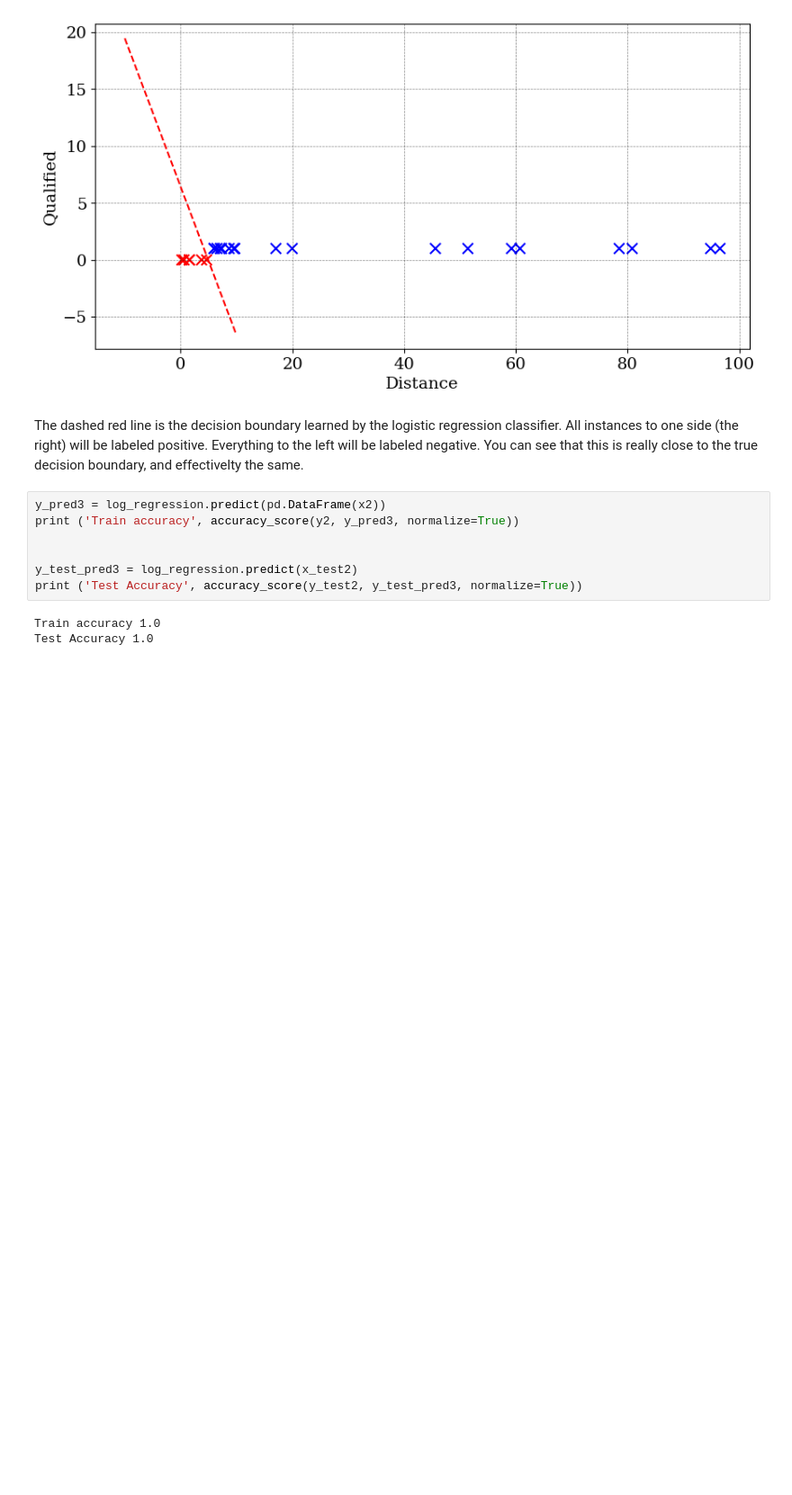
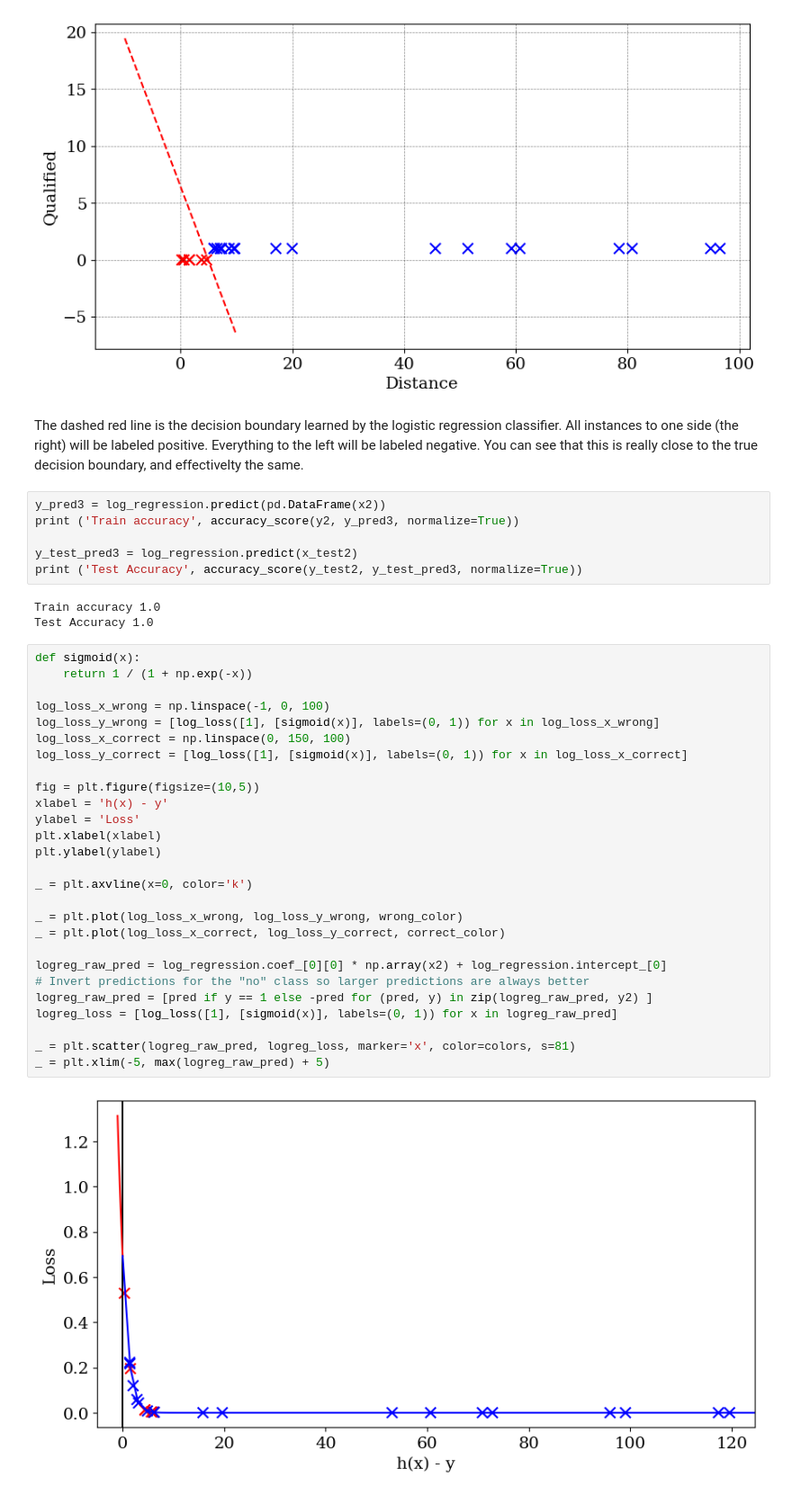
Before and after one commit to cs349f25/notebooks, a Jupyter notebook: classification_demo.ipynb, the cells around one changed output. Shown at 90% size. Cells and saved outputs as stored; diff of their text form; blank space fills up the shorter version.

```diff
--- a/classification_demo.ipynb
+++ b/classification_demo.ipynb
@@ -286,9 +289,37 @@ The dashed red line is the decision boundary learned by the logistic regression
 y_pred3 = log_regression.predict(pd.DataFrame(x2))
 print ('Train accuracy', accuracy_score(y2, y_pred3, normalize=True))
 
-
 y_test_pred3 = log_regression.predict(x_test2)
 print ('Test Accuracy', accuracy_score(y_test2, y_test_pred3, normalize=True))
 # %% [output]
 Train accuracy 1.0
 Test Accuracy 1.0
+# %%
+def sigmoid(x):
+    return 1 / (1 + np.exp(-x))
+
+log_loss_x_wrong = np.linspace(-1, 0, 100)
+log_loss_y_wrong = [log_loss([1], [sigmoid(x)], labels=(0, 1)) for x in log_loss_x_wrong]
+log_loss_x_correct = np.linspace(0, 150, 100)
+log_loss_y_correct = [log_loss([1], [sigmoid(x)], labels=(0, 1)) for x in log_loss_x_correct]
+
+fig = plt.figure(figsize=(10,5))
+xlabel = 'h(x) - y'
+ylabel = 'Loss'
+plt.xlabel(xlabel)
+plt.ylabel(ylabel)
+
+_ = plt.axvline(x=0, color='k')
+
+_ = plt.plot(log_loss_x_wrong, log_loss_y_wrong, wrong_color)
+_ = plt.plot(log_loss_x_correct, log_loss_y_correct, correct_color)
+
+logreg_raw_pred = log_regression.coef_[0][0] * np.array(x2) + log_regression.intercept_[0]
+# Invert predictions for the "no" class so larger predictions are always better
+logreg_raw_pred = [pred if y == 1 else -pred for (pred, y) in zip(logreg_raw_pred, y2) ]
+logreg_loss = [log_loss([1], [sigmoid(x)], labels=(0, 1)) for x in logreg_raw_pred]
+
+_ = plt.scatter(logreg_raw_pred, logreg_loss, marker='x', color=colors, s=81)
+_ = plt.xlim(-5, max(logreg_raw_pred) + 5)
+# %% [output]
+[figure, added]
```
Also changed, not shown: parts of 5 cells of this notebook.
